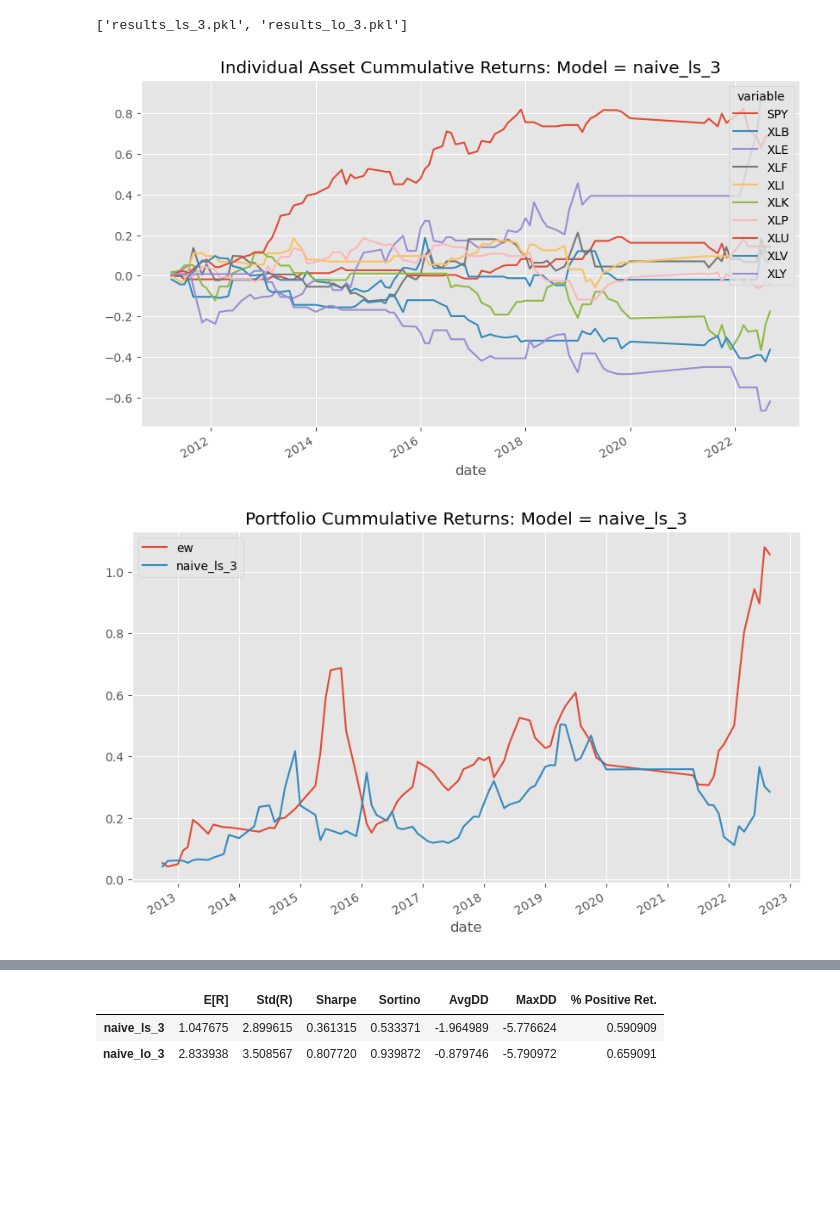
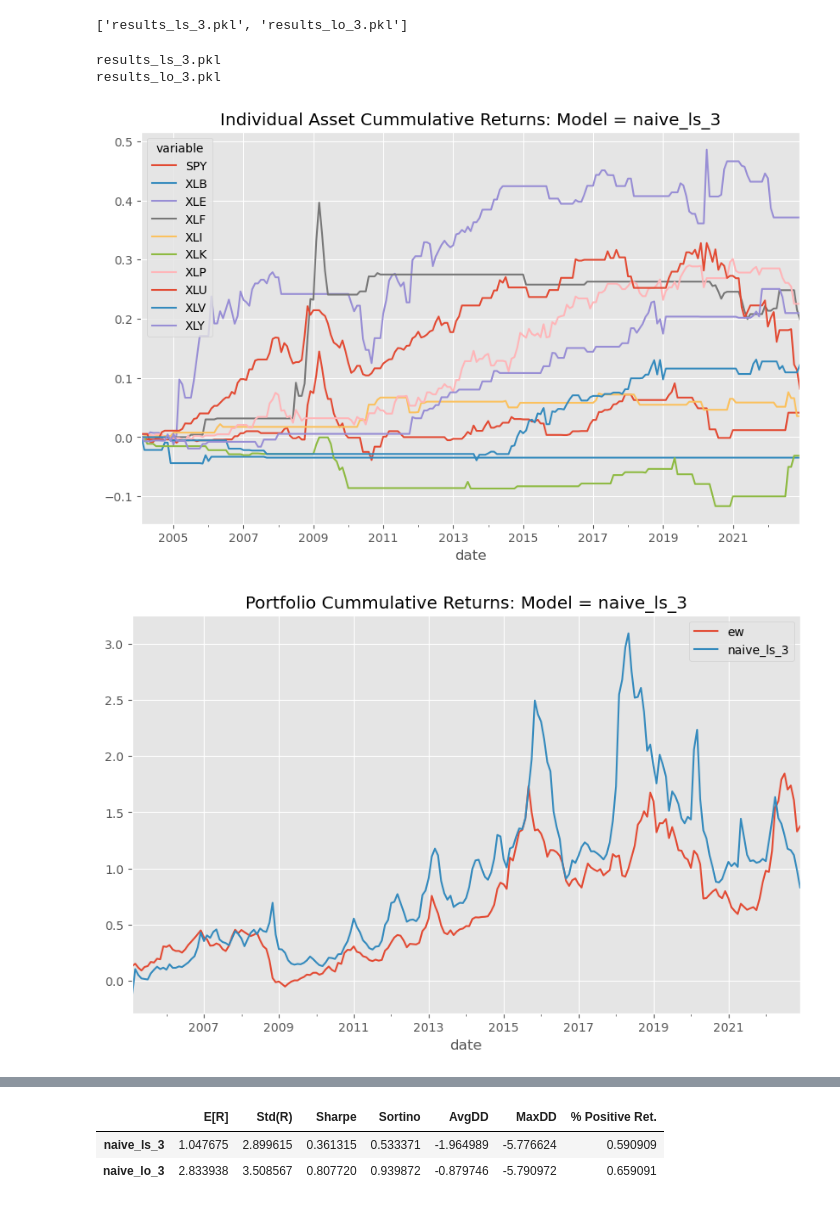
Before and after one commit to dcuoliveira/meta-learning-fin, a Jupyter notebook: src/portfolio_results.ipynb, the cells around one changed output, grey strips where cells are left out. Saved outputs shown, nothing was run; the diff lists cells and outputs as text; code cells hidden in the pictures; blank space fills up the shorter version.

```diff
--- a/src/portfolio_results.ipynb
+++ b/src/portfolio_results.ipynb
@@ -23,6 +23,12 @@ memory_data = pd.read_csv(os.path.join(inputs_path, f'{memory_input}.csv'))
 ## fix dates
 memory_data["date"] = pd.to_datetime(memory_data["date"])
 memory_data = memory_data.set_index("date")
+memory_data = memory_data.astype(float)
+
+# fill missing values
+memory_data = memory_data.interpolate(method='linear', limit_direction='forward', axis=0)
+memory_data = memory_data.fillna(method='ffill')
+memory_data = memory_data.fillna(method='bfill')
 
 ## compute moving average
 memory_data = memory_data.rolling(window=12).mean()
@@ -35,10 +41,12 @@ returns = returns[[col for col in returns.columns if "t+1" not in col]]
 
 ## fix dates
 returns["date"] = pd.to_datetime(returns["date"])
+returns["date"] = returns["date"] + pd.DateOffset(months=1)
 returns = returns.set_index("date")
+memory_data = memory_data.astype(float)
 
 ## resample and match memory data dates
-returns = returns.resample("B").last().ffill()
+returns = returns.resample("MS").last().ffill()
 returns = pd.merge(returns, memory_data[[memory_data.columns[0]]], left_index=True, right_index=True).drop(memory_data.columns[0], axis=1)
 
 ## drop missing values
@@ -54,6 +62,7 @@ for method in portfolio_methods:
     dirs = os.listdir(os.path.join(outputs_path, method))
 
     for dir in dirs:
+        print(dir)
 
         results = load_pickle(os.path.join(outputs_path, method, dir))
 
@@ -80,25 +89,29 @@ for method in portfolio_methods:
 
         all_portfolio_returns.append(portfolio_returns.reset_index().melt(["models", "date"]))
 all_portfolio_returns_df = pd.concat(all_portfolio_returns)
+# %% [output]
+results_ls_3.pkl
+results_lo_3.pkl
 # %%
 for model in all_portfolio_returns_df["models"].unique():
     tmp_portfolio_returns = all_portfolio_returns_df[all_portfolio_returns_df["models"] == model]
     tmp_portfolio_returns = tmp_portfolio_returns.drop("models", axis=1).pivot_table(index="date", columns="variable", values="value")
-
+    tmp_portfolio_returns = tmp_portfolio_returns / 3
+    tmp_portfolio_returns['SUM'] = tmp_portfolio_returns.sum(axis=1)
     tmp_portfolio_returns.cumsum().plot(figsize=(10, 6), title=f"Individual Asset Cummulative Returns: Model = {model}")
     plt.show()
 
     # add equal weight
     equal_weight_cumm_returns = pd.DataFrame(returns.mean(axis=1).cumsum(), columns=["ew"])
     tmp_portfolio_cumm_returns = pd.DataFrame(tmp_portfolio_returns.mean(axis=1).cumsum(), columns=[model])
     cumm_returns_plot = pd.concat([equal_weight_cumm_returns, tmp_portfolio_cumm_returns], axis=1)
 
     # volatility scaling
     portfolio_vol = (cumm_returns_plot.rolling(window=12).std() * np.sqrt(12)).shift(1)
     portfolio_returns_target = (cumm_returns_plot * (vol_target / portfolio_vol)).dropna()
 
     portfolio_returns_target.plot(figsize=(10, 6), title=f"Portfolio Cummulative Returns: Model = {model}")
     plt.show()
 # %% [output]
-[figure, old version]
+[figure, new version]
-[figure, old version]
+[figure, new version]
```
Also changed, not shown: parts of 1 cell of this notebook, 6 other files.
